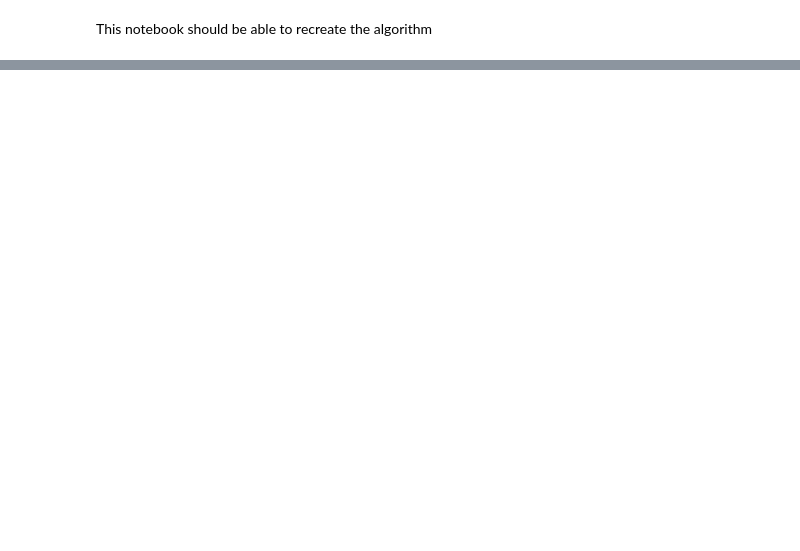
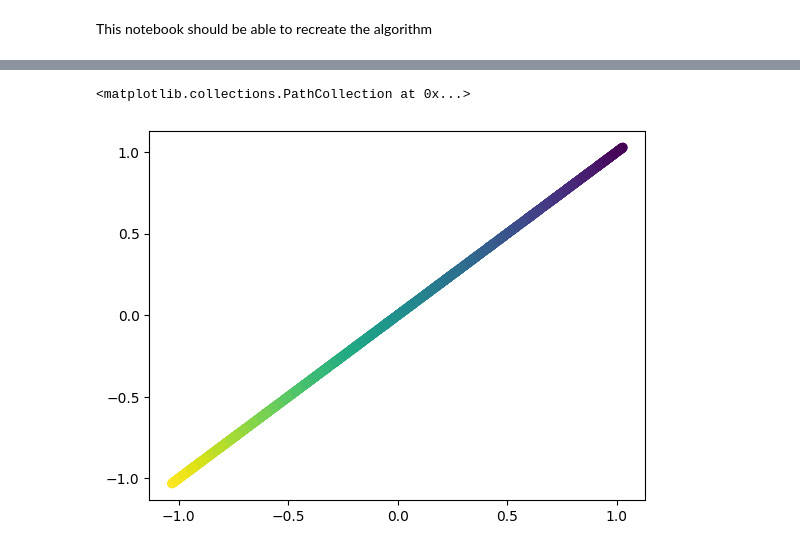
Before and after one commit to mtyler1059/Nearly-Blind-Hyperspectral-Unmixing, a Jupyter notebook: graph_active_learning.ipynb, the cells around one changed output, grey strips where cells are left out. Drawn from its saved outputs; the diff is of its cells as text; code cells hidden in the pictures; blank space fills up the shorter version.

Commit message:
included example of running code

```diff
--- a/graph_active_learning.ipynb
+++ b/graph_active_learning.ipynb
@@ -500,3 +500,27 @@ def run_unmixing_pipeline_example():
     print(f"Final End-member Matrix Shape: {S_final.shape}")
 
     return A_final, S_final
+# %%
+samples = 2000
+channels = 300
+
+L = np.random.uniform(0,1,samples)
+A = np.array([L,1-L])
+
+
+s_1 = gaussian_filter(np.random.uniform(0,1,channels),2)
+s_2 = gaussian_filter(np.random.uniform(0,1,channels),2)
+
+S_T = np.array([s_1,s_2])
+
+S = S_T.T
+
+
+
+X=S@A
+
+
+
+
+
+A_f, S_f = run_unmixing_pipeline_example(X, A, S)
@@ -502,0 +535,10 @@ def run_unmixing_pipeline_example():
+# %%
+from sklearn.decomposition import PCA
+
+pca1 = PCA(n_components=2)
+X_pca1 = pca1.fit_transform(X.T)
+
+plt.scatter(X_pca1[:,0],X_pca1[:,0],c=A[0])
+# %% [output]
+<matplotlib.collections.PathCollection at 0x...>
+[figure, added]
```
Also changed, not shown: parts of 6 cells of this notebook, 3 other files.
